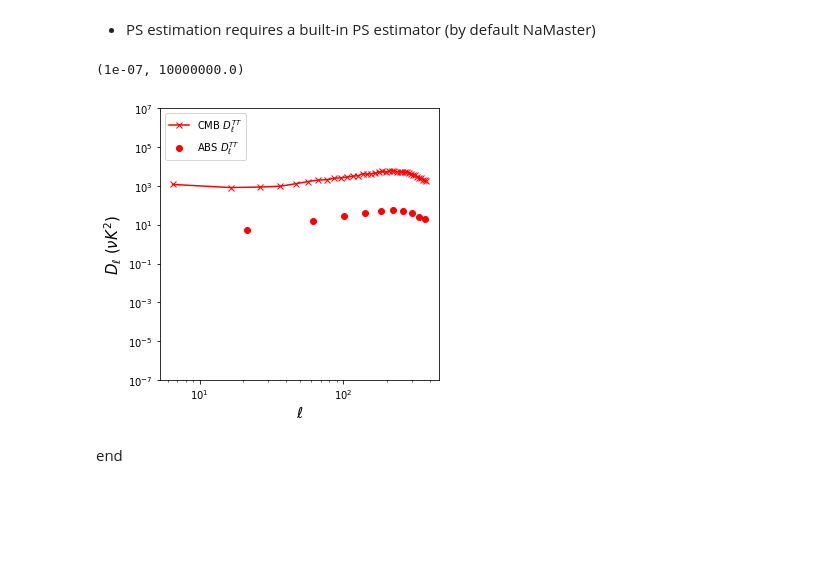
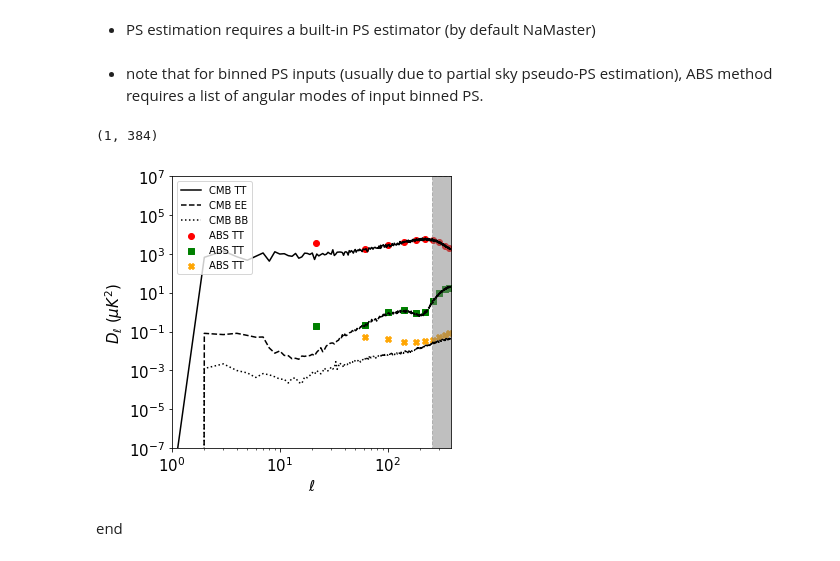
Before and after one commit to yaojian95/ABSpy, a Jupyter notebook: tutorials/tutorial03.ipynb, the cells around one changed output. Saved outputs shown, nothing was run; the diff lists cells and outputs as text; code cells hidden in the pictures; blank space fills up the shorter version.

```diff
--- a/tutorials/tutorial03.ipynb
+++ b/tutorials/tutorial03.ipynb
@@ -13,6 +13,7 @@ warnings.filterwarnings('ignore')
 # %% [markdown]
 ### read in maps
 # %%
+NSIDE = 128
 map30 = hp.read_map('./data/TQU_30GHz_r7.fits',field=[0,1,2],dtype=np.float64,verbose=0)
 map95 = hp.read_map('./data/TQU_95GHz_r7.fits',field=[0,1,2],dtype=np.float64,verbose=0)
 map150 = hp.read_map('./data/TQU_150GHz_r7.fits',field=[0,1,2],dtype=np.float64,verbose=0)
@@ -79,23 +118,46 @@ for i in range(Nell):
+# %% [markdown]
+- note that for binned PS inputs (usually due to partial sky pseudo-PS estimation), ABS method requires a list of angular modes of input binned PS.
 # %%
-separator = ap.abssep(tt_total,llist=Llist,lbin=10,shift=10.,cut=1.)
+separator = ap.abssep(tt_total,modes=Llist,bins=10,shift=10.,threshold=1.)
 rslt_tt = separator()
+# %%
+separator = ap.abssep(ee_total,modes=Llist,bins=10,shift=30.,threshold=1.)
+rslt_ee = separator()
+# %%
+separator = ap.abssep(bb_total,modes=Llist,bins=10,shift=30.,threshold=1.)
+rslt_bb = separator()
 # %%
 fig,ax = matplotlib.pyplot.subplots(figsize=(5,5))
 
 ax.scatter(rslt_tt[0],rslt_tt[1],
-           color='red',marker='o',label=r'ABS $D^{TT}_\ell$')
+           color='red',marker='o',label=r'ABS TT')
+ax.scatter(rslt_ee[0],rslt_ee[1],
+           color='green',marker='s',label=r'ABS TT')
+ax.scatter(rslt_bb[0],rslt_bb[1],
+           color='orange',marker='X',label=r'ABS TT')
 
-ax.plot(auto_cmb[0],(0.5/np.pi)*auto_cmb[0]*(auto_cmb[0]+1)*auto_cmb[1],
-        color='red',marker='x',label=r'CMB $D^{TT}_\ell$')
+cmb_cl = hp.anafast(mapcmb)
+ell = np.arange(cmb_cl.shape[1])
+ax.plot((0.5/np.pi)*ell*(ell+1)*cmb_cl[0],
+        color='black',linestyle='-',label=r'CMB TT')
+ax.plot((0.5/np.pi)*ell*(ell+1)*cmb_cl[1],
+        color='black',linestyle='--',label=r'CMB EE')
+ax.plot((0.5/np.pi)*ell*(ell+1)*cmb_cl[2],
+        color='black',linestyle=':',label=r'CMB BB')
+
+ax.fill_between((2*NSIDE,3*NSIDE),(1e-7,1e-7),(1e7,1e7),
+                color='gray',linestyle='--',alpha=0.5)
 
 ax.set_yscale('log')
 ax.set_xscale('log')
 ax.legend(loc=2)
 ax.set_xlabel(r'$\ell$',fontsize=15)
-ax.set_ylabel(r'$D_\ell$ ($\nu K^2$)',fontsize=15)
+ax.set_ylabel(r'$D_\ell$ ($\mu K^2$)',fontsize=15)
+ax.tick_params(axis='both', labelsize=15)
 ax.set_ylim((1.e-7,1.e7))
+ax.set_xlim((1,3*NSIDE))
 # %% [output]
-(1e-07, 10000000.0)
+(1, 384)
-[figure, old version]
+[figure, new version]
 # %% [markdown]
 end
```
Also changed, not shown: parts of 2 cells of this notebook, 2 other files.
